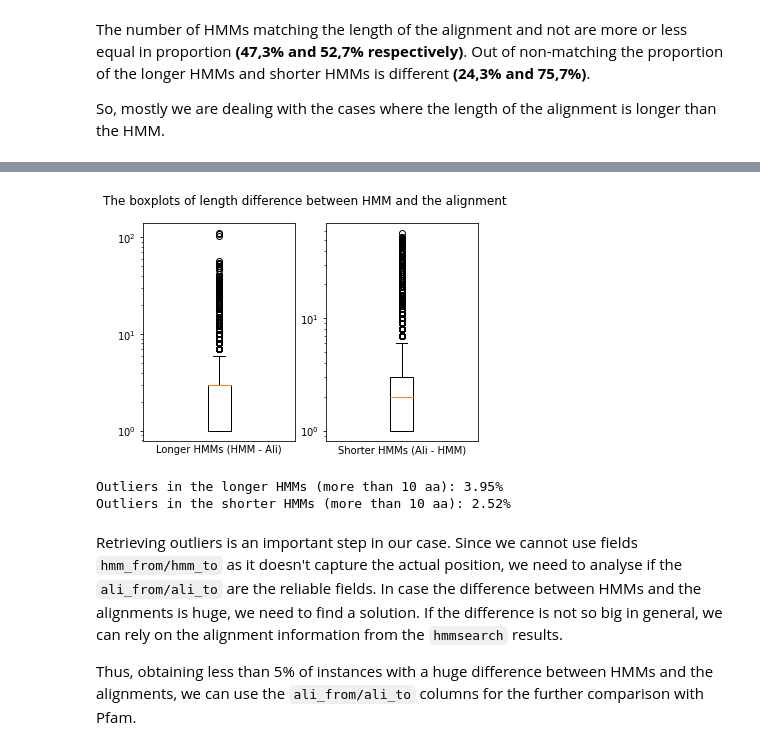
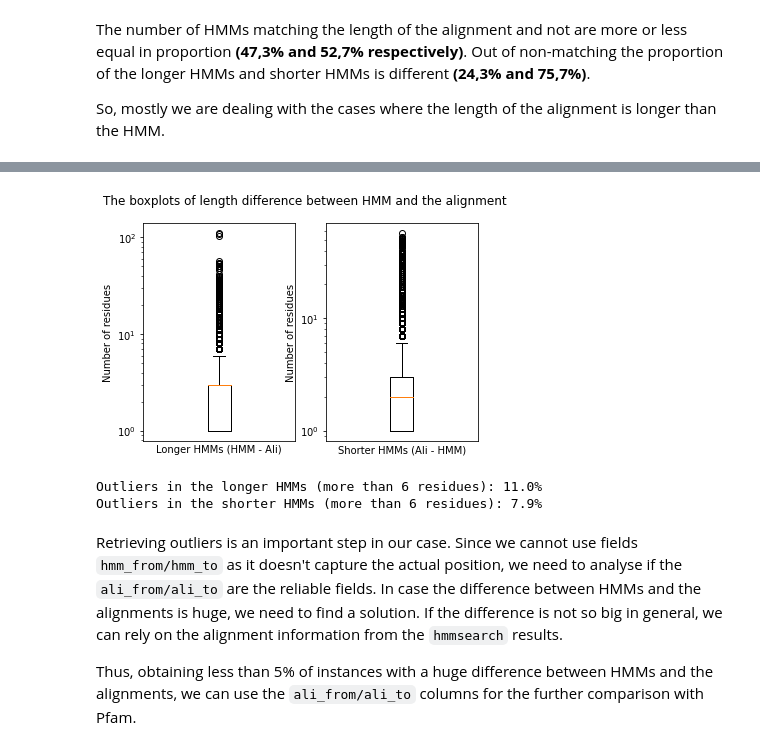
Before and after one commit to AlyaHarvelle/HMMER, a Jupyter notebook: hmm_analysis.ipynb, the cells around one changed output, grey strips where cells are left out. Cells and saved outputs as stored; diff of their text form; code cells hidden in the pictures.

```diff
--- a/hmm_analysis.ipynb
+++ b/hmm_analysis.ipynb
@@ -106,27 +126,32 @@ plt.show()
 # %%
+# Plot the boxplot of residues difference distribution
 fig, (ax1, ax2) = plt.subplots(1, 2, figsize=(6, 4))
-ax1.boxplot(longer_clustal['hmm_ali_diff'])
-ax2.boxplot(shorter_clustal['hmm_ali_diff'])
+box1 = ax1.boxplot(longer_clustal['hmm_ali_diff'])
+box2 = ax2.boxplot(shorter_clustal['hmm_ali_diff'])
 plt.suptitle('The boxplots of length difference between HMM and the alignment')
 ax1.set_xlabel('Longer HMMs (HMM - Ali)')
 ax2.set_xlabel('Shorter HMMs (Ali - HMM)')
+ax1.set_ylabel('Number of residues')
+ax2.set_ylabel('Number of residues')
 ax1.set_xticks(ax1.get_xticks()[1:])
 ax2.set_xticks(ax2.get_xticks()[1:])
 ax1.set_yscale('log')
 ax2.set_yscale('log')
 plt.show()
 # %% [output]
-[figure, old version]
+[figure, new version]
 # %%
-# Calculate what share of the outliers is in the data frames
-long_outl = len(longer_clustal[longer_clustal['hmm_ali_diff'] >= 10])
-short_outl = len(shorter_clustal[shorter_clustal['hmm_ali_diff'] >= 10])
+# Calculate the outliers proportion in the data frames
+threshold_long = box1['whiskers'][1].get_ydata()[1]
+threshold_short = box2['whiskers'][1].get_ydata()[1]
+long_outl = len(longer_clustal[longer_clustal['hmm_ali_diff'] >= threshold_long])
+short_outl = len(shorter_clustal[shorter_clustal['hmm_ali_diff'] >= threshold_short])
 
-print('Outliers in the longer HMMs (more than 10 aa): {:.2f}%'.format(long_outl/longer_hmms * 100))
-print('Outliers in the shorter HMMs (more than 10 aa): {:.2f}%'.format(short_outl/shorter_hmms * 100))
+print('Outliers in the longer HMMs (more than {} residues): {:.1f}%'.format(int(threshold_long), long_outl/longer_hmms * 100))
+print('Outliers in the shorter HMMs (more than {} residues): {:.1f}%'.format(int(threshold_short), short_outl/shorter_hmms * 100))
 # %% [output]
-Outliers in the longer HMMs (more than 10 aa): 3.95%
-Outliers in the shorter HMMs (more than 10 aa): 2.52%
+Outliers in the longer HMMs (more than 6 residues): 11.0%
+Outliers in the shorter HMMs (more than 6 residues): 7.9%
 # %% [markdown]
 Retrieving outliers is an important step in our case. Since we cannot use fields `hmm_from/hmm_to` as it doesn't capture the actual position, we need to analyse if the `ali_from/ali_to` are the reliable fields. In case the difference between HMMs and the alignments is huge, we need to find a solution. If the difference is not so big in general, we can rely on the alignment information from the `hmmsearch` results.
 
```
Also changed, not shown: parts of 20 cells of this notebook.
